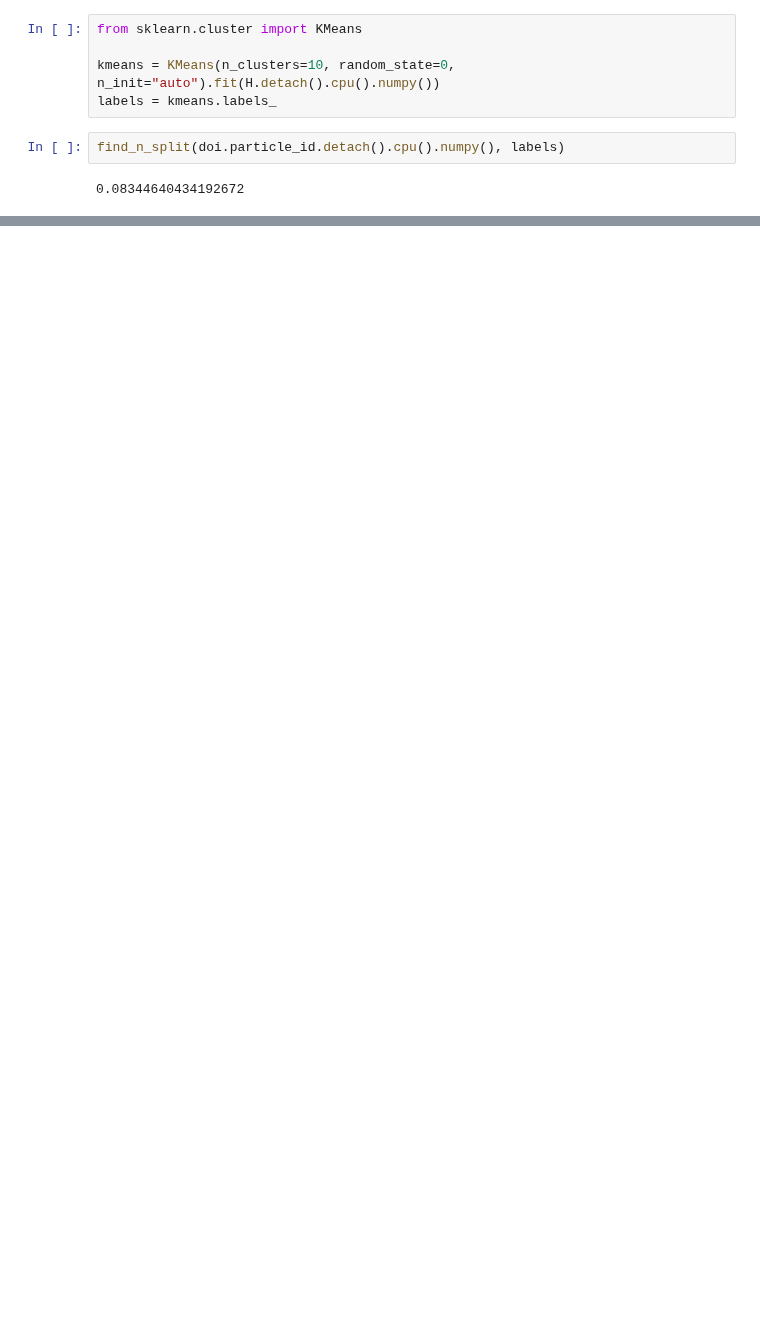
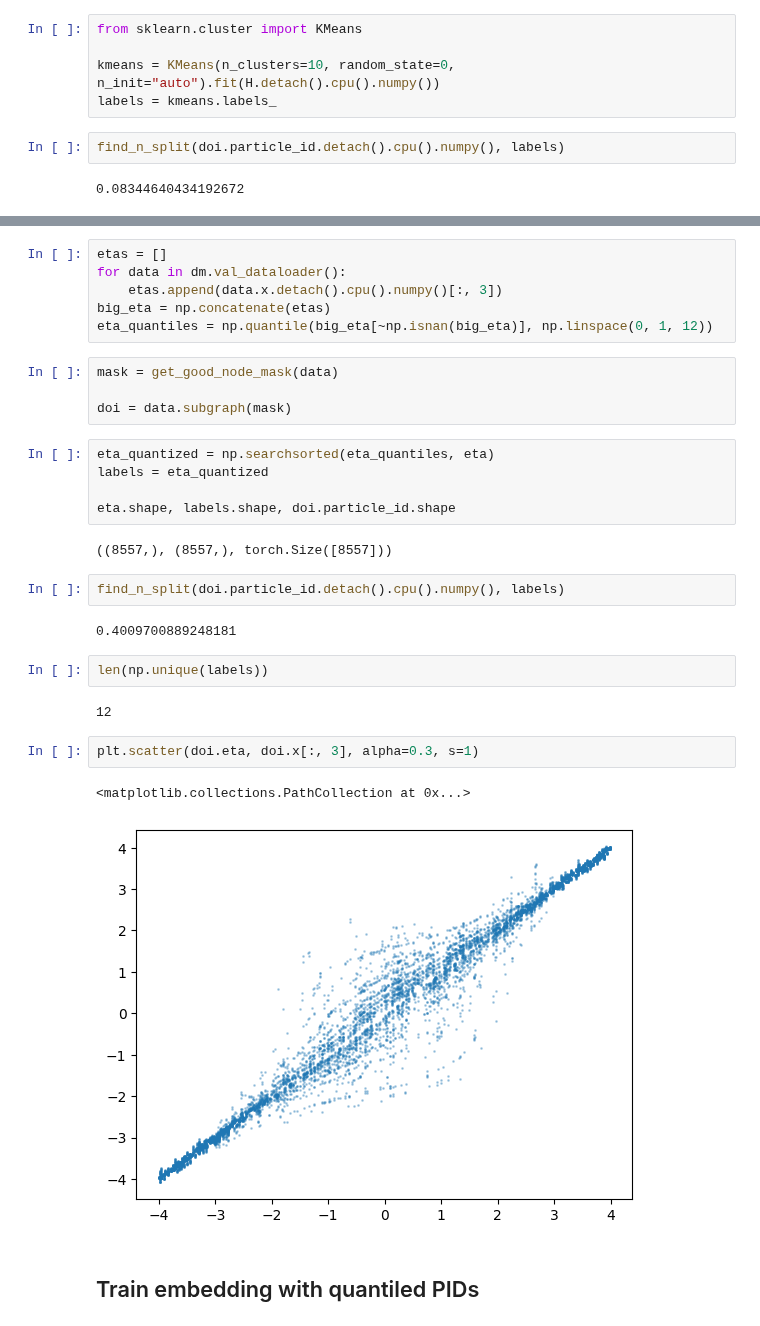
Before and after one commit to gnn-tracking/klieret-gnn-tracking-experiments, a Jupyter notebook: notebooks/0051_0100/0640_sectorization.ipynb, the cells around one changed output, grey strips where cells are left out. Drawn from its saved outputs; the diff is of its cells as text; blank space fills up the shorter version.

```diff
--- a/notebooks/0051_0100/0640_sectorization.ipynb
+++ b/notebooks/0051_0100/0640_sectorization.ipynb
@@ -153,0 +162,32 @@ find_n_split(doi.particle_id.detach().cpu().numpy(), labels)
+# %%
+etas = []
+for data in dm.val_dataloader():
+    etas.append(data.x.detach().cpu().numpy()[:, 3])
+big_eta = np.concatenate(etas)
+eta_quantiles = np.quantile(big_eta[~np.isnan(big_eta)], np.linspace(0, 1, 12))
+# %%
+mask = get_good_node_mask(data)
+
+doi = data.subgraph(mask)
+# %%
+eta_quantized = np.searchsorted(eta_quantiles, eta)
+labels = eta_quantized
+
+eta.shape, labels.shape, doi.particle_id.shape
+# %% [output]
+((8557,), (8557,), torch.Size([8557]))
+# %%
+find_n_split(doi.particle_id.detach().cpu().numpy(), labels)
+# %% [output]
+0.4009700889248181
+# %%
+len(np.unique(labels))
+# %% [output]
+12
+# %%
+plt.scatter(doi.eta, doi.x[:, 3], alpha=0.3, s=1)
+# %% [output]
+<matplotlib.collections.PathCollection at 0x...>
+[figure, added]
+# %% [markdown]
+## Train embedding with quantiled PIDs
```
Also changed, not shown: parts of 24 cells of this notebook, 1 other file.
